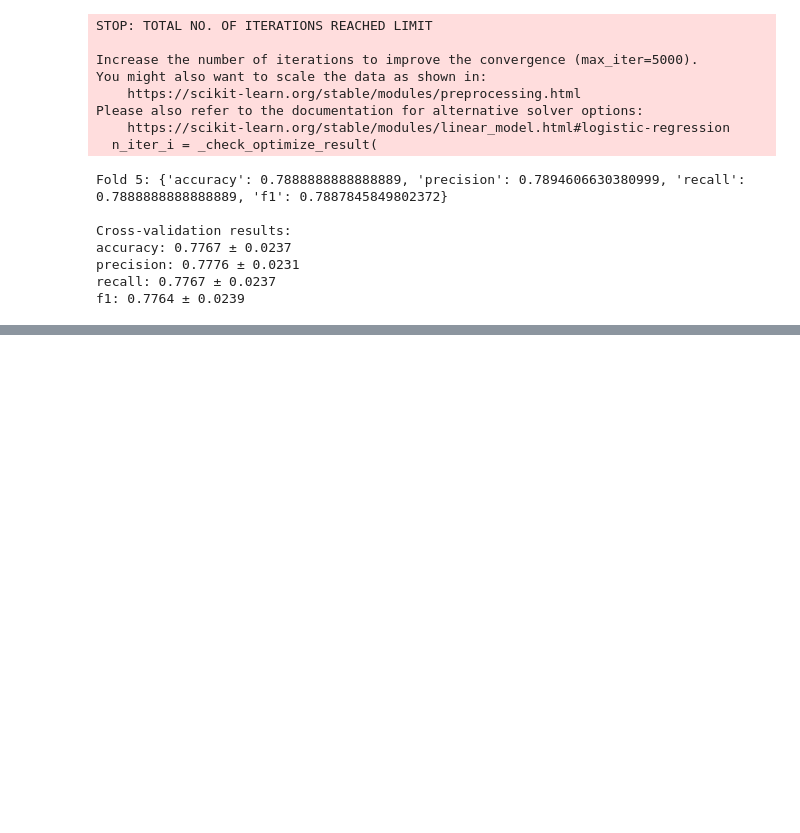
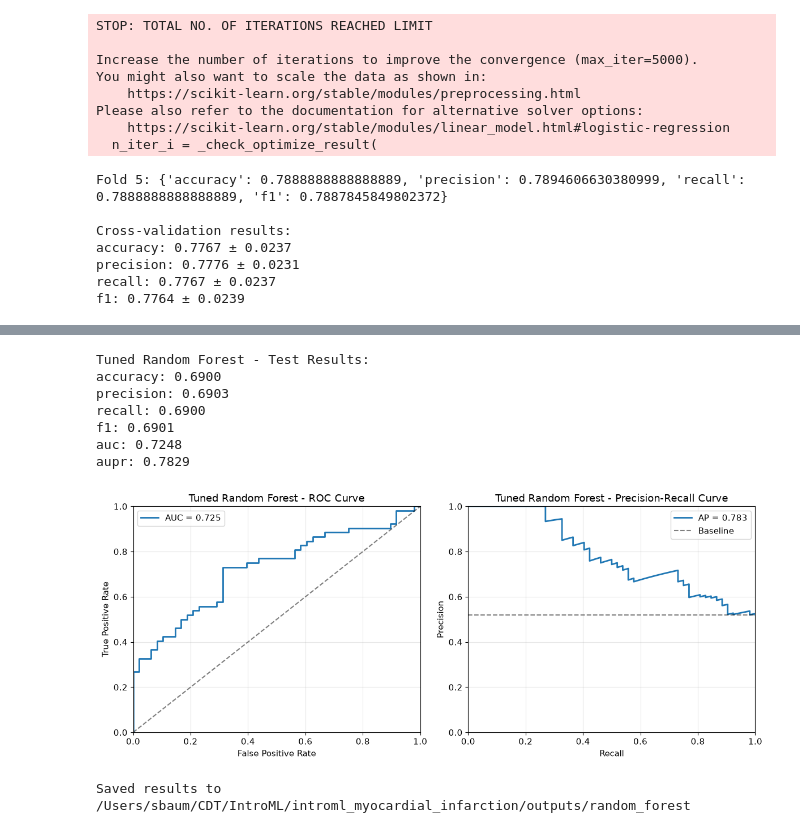
Before and after one commit to shilohbaum/introml_myocardial_infarction, a Jupyter notebook: notebooks/prediction.ipynb, the cells around one changed output, grey strips where cells are left out. Saved outputs shown, nothing was run; the diff lists cells and outputs as text; code cells hidden in the pictures; blank space fills up the shorter version.

```diff
--- a/notebooks/prediction.ipynb
+++ b/notebooks/prediction.ipynb
@@ -199,18 +315,20 @@ def prepare_data(data):
 
     X_spatial = stacked.reshape(stacked.shape[0], -1)
 
-    y = demographics["MI"].to_numpy()
+    y = (demographics["MI"] == "pMI").astype(int).to_numpy()
 
     demographics = demographics.drop(columns=["MI"])
+    metadata_cols = demographics.columns
 
     X_metadata = demographics.astype(float).to_numpy()
+
 
     # Concatenate spatial and metadata features
     X = np.concatenate(
         [X_spatial, X_metadata],
         axis=1
     )
-    return X, y
+    return X, y, metadata_cols
 # %%
 train_dir = project_root / "data" / "training_data"
 
@@ -308,0 +488,23 @@ f1: 0.6601
+# %%
+from src.models.model import create_random_forest
+from utils import tune_model
+
+rf_params = {
+    "preprocessor__spatial__pca__n_components": [20, 50, 100],
+    "classifier__n_estimators": [100, 200, 300, 500],
+    "classifier__max_depth": [3, 5, 7, 10, None],
+    "classifier__min_samples_leaf": [1, 3, 5, 10],
+    "classifier__max_features": ["sqrt", 0.5, 1.0],
+    "classifier__class_weight": [None, "balanced"],
+}
+
+best_rf, rf_search, rf_tuning_results = tune_model(
+    create_fn=create_random_forest,
+    param_distributions=rf_params,
+    X_train=X_train,
+    y_train=y_train,
+    metadata_cols=metadata_cols,
+    n_iter=20,
+    n_splits=5,
+    scoring="roc_auc",
+)
@@ -308,0 +557,43 @@ f1: 0.6601
+# %%
+from utils import plot_model_results
+
+rf_test_metrics = plot_model_results(
+    best_rf,
+    X_test,
+    y_test,
+    model_name="Tuned Random Forest",
+)
+# %% [output]
+Tuned Random Forest - Test Results:
+accuracy: 0.6900
+precision: 0.6903
+recall: 0.6900
+f1: 0.6901
+auc: 0.7248
+aupr: 0.7829
+[figure, added]
+# %%
+import joblib
+from pathlib import Path
+
+output_dir = Path("../results/random_forest")
+output_dir.mkdir(parents=True, exist_ok=True)
+
+# Save fitted model (includes PCA and preprocessing)
+joblib.dump(best_rf, output_dir / "best_model.joblib")
+
+# Save best hyperparameters and CV score
+joblib.dump({
+    "best_params": rf_search.best_params_,
+    "best_cv_auc": rf_search.best_score_,
+}, output_dir / "best_params.joblib")
+
+# Save all hyperparameter search results
+rf_tuning_results.to_csv(
+    output_dir / "tuning_results.csv",
+    index=False,
+)
+
+print(f"Saved results to {output_dir.resolve()}")
+# %% [output]
+Saved results to /Users/sbaum/CDT/IntroML/introml_myocardial_infarction/outputs/random_forest
```
Also changed, not shown: parts of 18 cells of this notebook, 9 other files.
